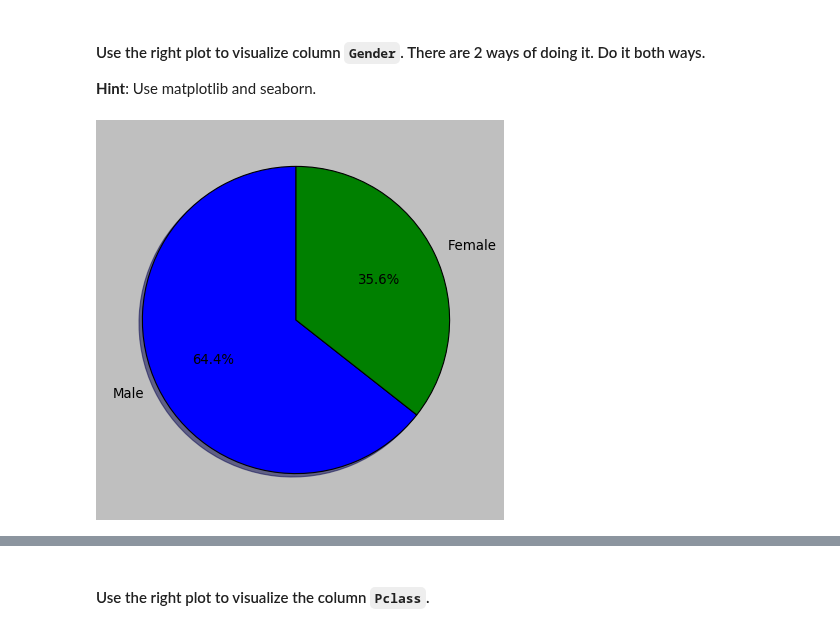
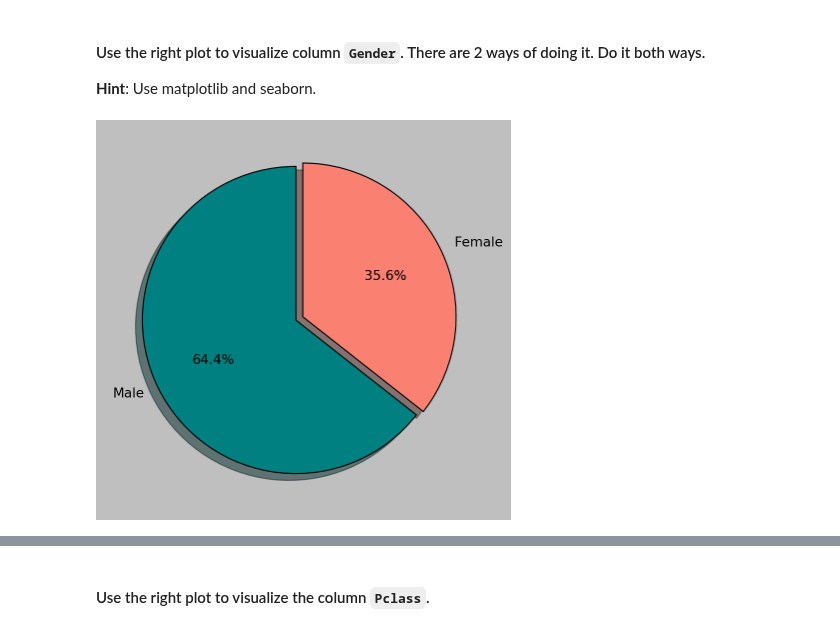
Before and after one commit to ta-data-lis/lab-matplotlib-seaborn, a Jupyter notebook: your-code/main.ipynb, the cells around one changed output, grey strips where cells are left out. Saved outputs shown, nothing was run; the diff lists cells and outputs as text; code cells hidden in the pictures.

```diff
--- a/your-code/main.ipynb
+++ b/your-code/main.ipynb
@@ -9,6 +9,8 @@ import matplotlib.pyplot as plt
 import pandas as pd
 import numpy as np
 import seaborn as sns
+%config InlineBackend.figure_format ='retina'
+sns.set_palette("pastel")
 # %% [markdown]
 ## Challenge 1
 
@@ -244,12 +240,12 @@ titanic['Age'].hist()
 # %%
 # Method 1 - matplotlib
 gender_count = titanic['Gender'].value_counts()
 label = ['Male', 'Female']
 
-plt.pie(gender_count, labels=label, autopct='%1.1f%%', shadow=True, startangle=90)
+plt.pie(gender_count, explode = (0, 0.05), labels = label, colors = ['teal', 'salmon'] ,autopct='%1.1f%%', shadow=True, startangle=90)
 plt.show()
 # %% [output]
-[figure, old version]
+[figure, new version]
 # %%
 # Method 2 - seaborn
 sns.barplot(gender_count.index, gender_count.values)
```
Also changed, not shown: parts of 23 cells of this notebook.
